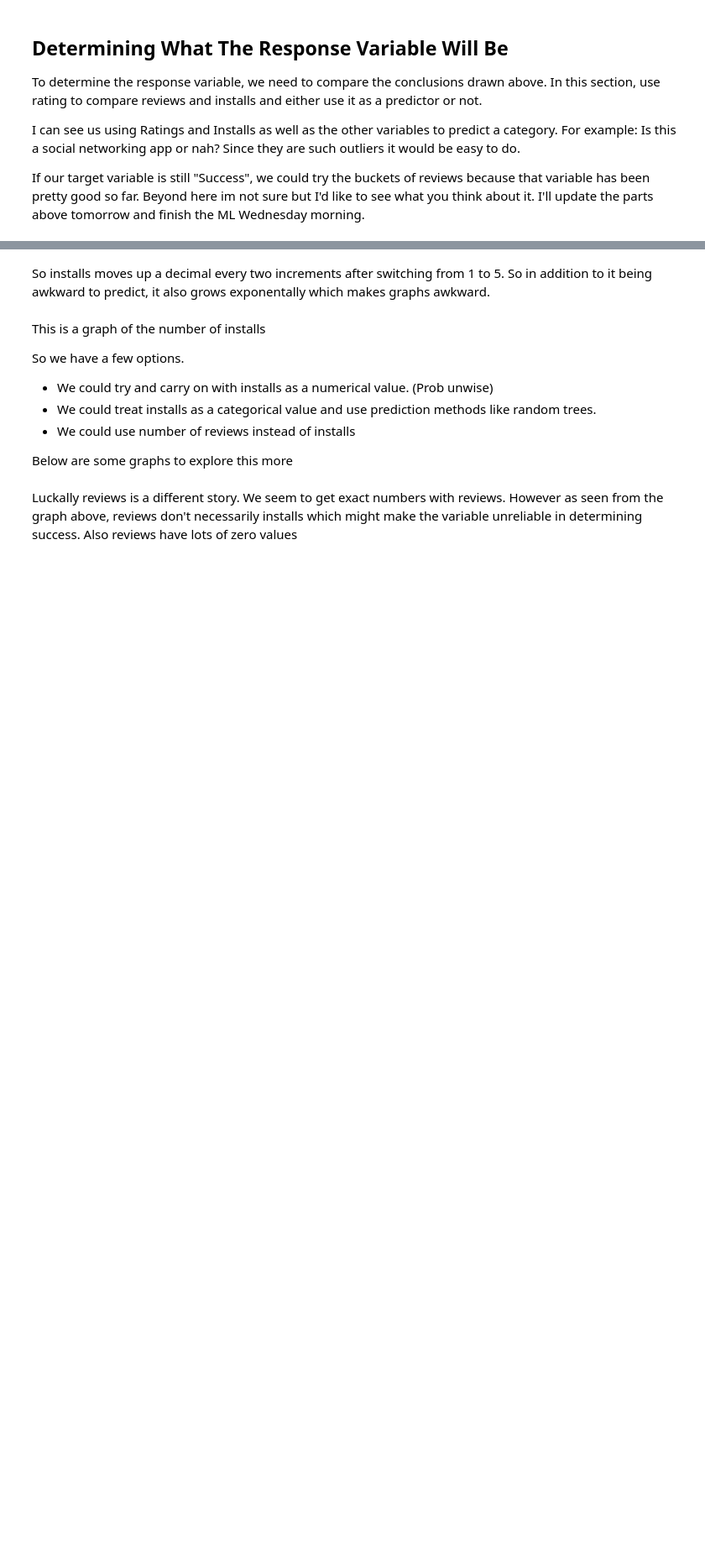
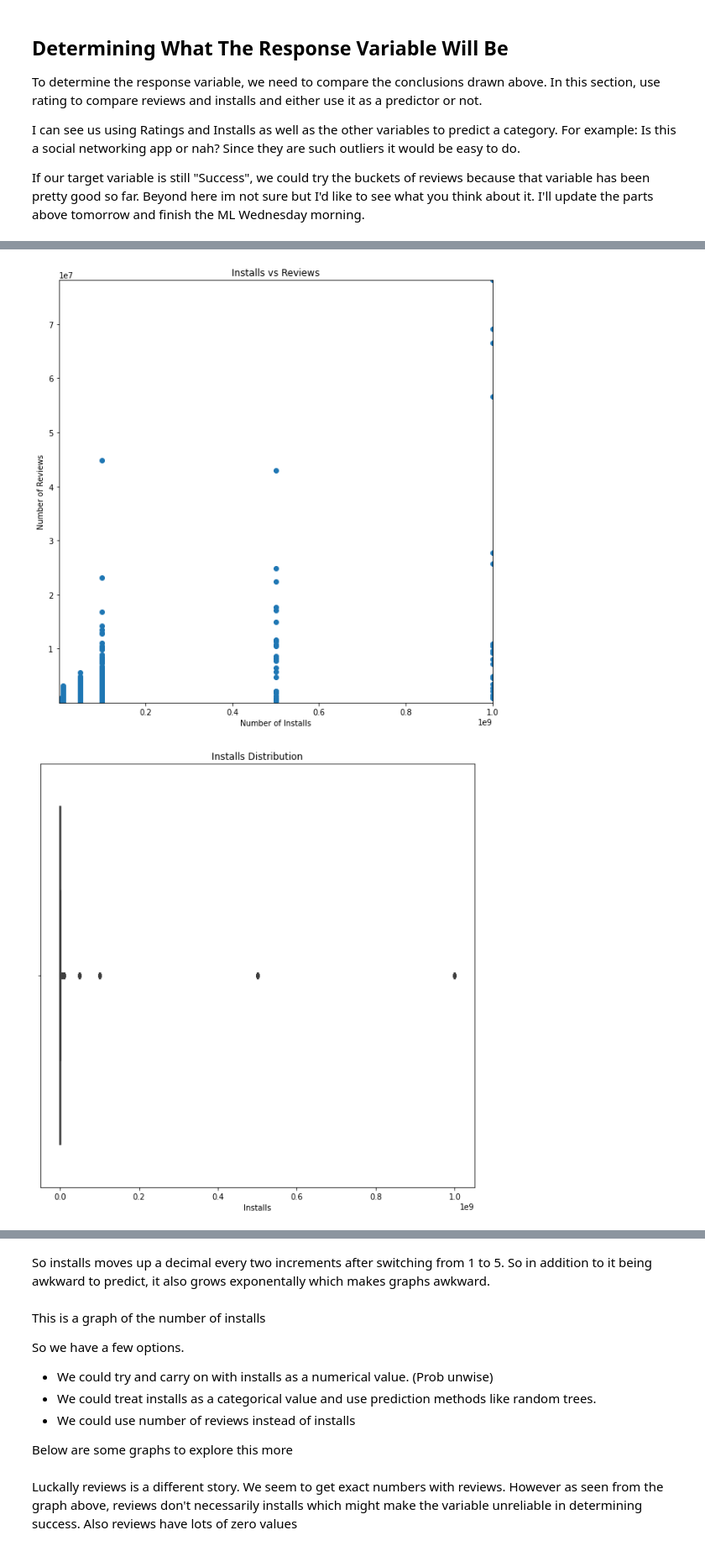
Before and after one commit to clabbott/app-data-analysis, a Jupyter notebook: FPT/Final_Proj_Tutorial.ipynb, the cells around one changed output, grey strips where cells are left out. Shown at 84% size. Cells and saved outputs as stored; diff of their text form; code cells hidden in the pictures; blank space fills up the shorter version.

```diff
--- a/FPT/Final_Proj_Tutorial.ipynb
+++ b/FPT/Final_Proj_Tutorial.ipynb
@@ -1209,0 +1102,20 @@ plt.show()
+# %%
+plt.xlabel("Number of Installs")
+plt.ylabel("Number of Reviews")
+plt.title("Installs vs Reviews")
+plt.scatter(ml_df["Installs"],ml_df["Reviews"])
+plt.xlim(ml_df["Installs"].min(), ml_df["Installs"].max())
+plt.ylim(ml_df["Reviews"].min(), ml_df["Reviews"].max())
+plt.show();
+
+
+ax = sns.boxplot(x=ml_df["Installs"])
+plt.title('Installs Distribution');
+plt.show()
+
+ax = sns.boxplot(x=ml_df["Reviews"])
+plt.title('Review Distribution');
+plt.show()
+# %% [output]
+[figure, added]
+[figure, added]
```
Also changed, not shown: parts of 35 cells of this notebook, 1 other file.
